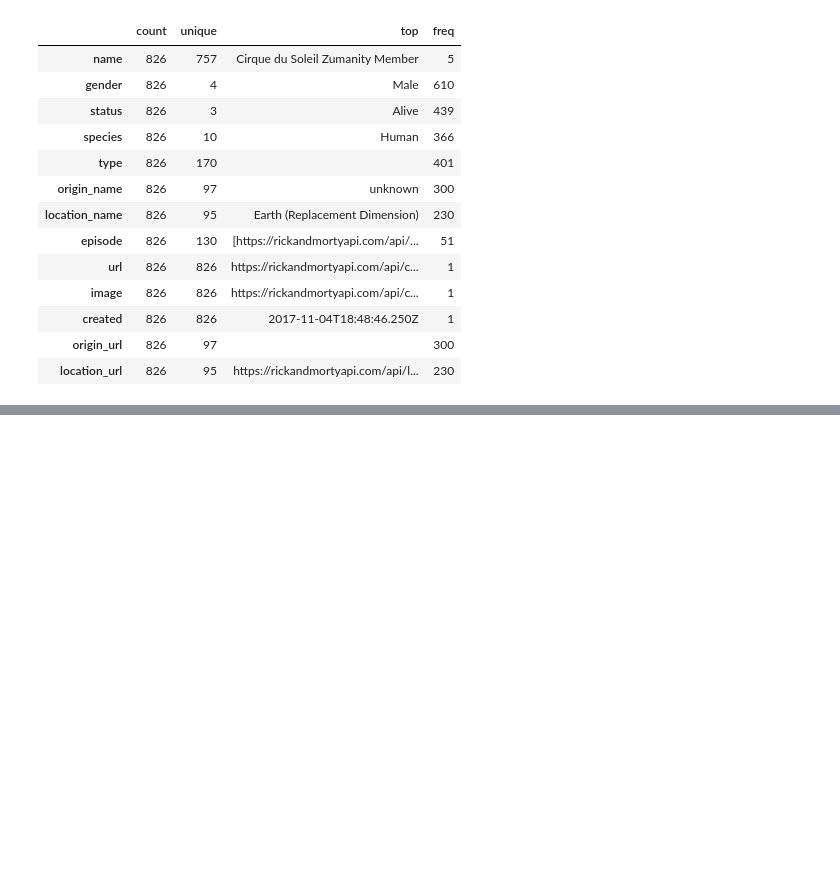
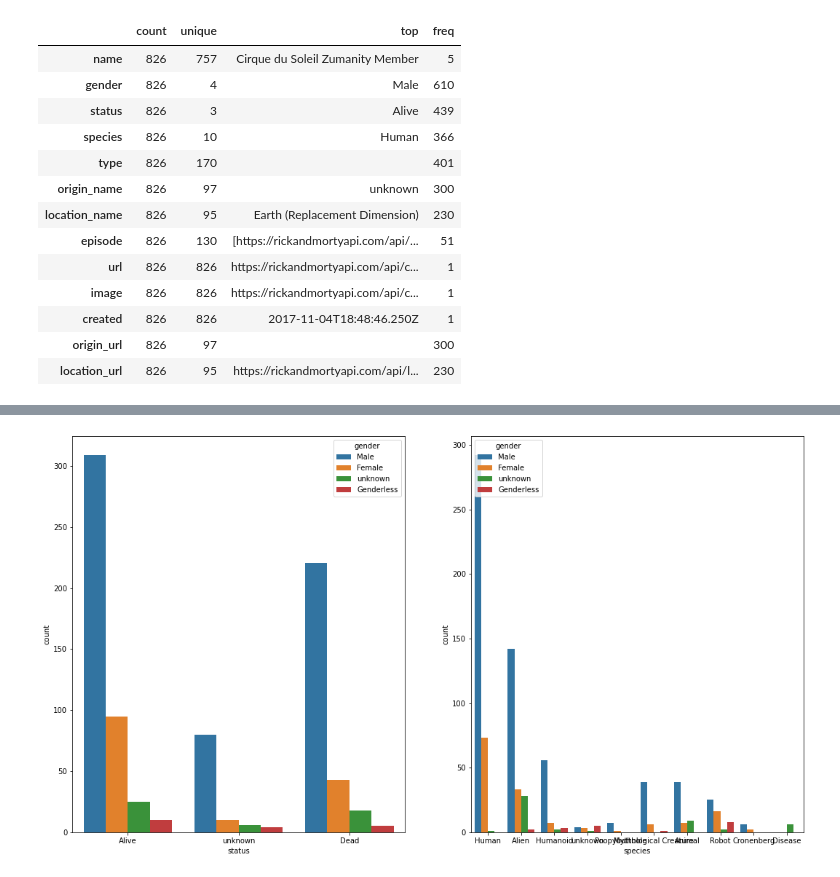
Before and after one commit to Lara-IS/personal-project, a Jupyter notebook: Rick&Morty_project.ipynb, the cells around one changed output, grey strips where cells are left out. Cells and saved outputs as stored; diff of their text form; code cells hidden in the pictures; blank space fills up the shorter version.

```diff
--- a/Rick&Morty_project.ipynb
+++ b/Rick&Morty_project.ipynb
@@ -202,0 +212,8 @@ df.describe(include = object).T
+# %%
+fig, ax = plt.subplots(1, 2, figsize= (18, 10))
+ax = ax.flatten()
+i = 0
+for i, column in enumerate(df[['status', 'species']].columns):
+    sns.countplot(data=df, x = column, ax = ax[i],hue="gender")
+# %% [output]
+[figure, added]
```
Also changed, not shown: parts of 2 cells of this notebook.
